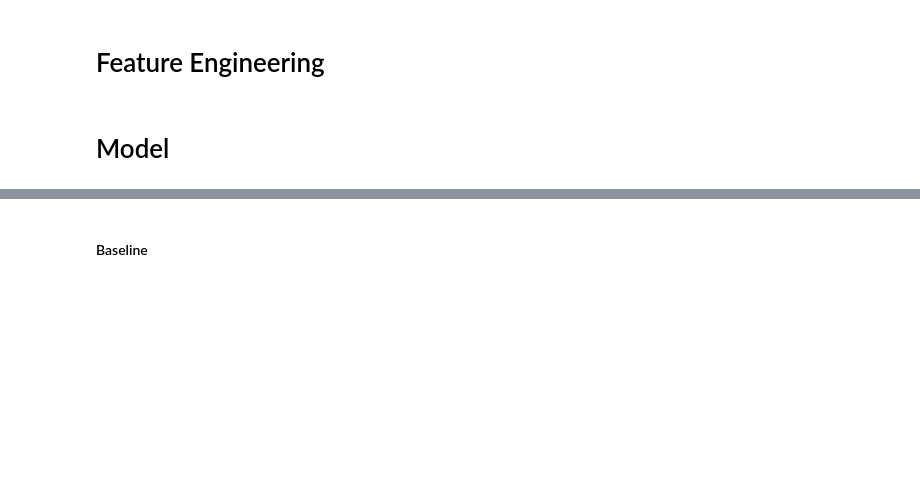
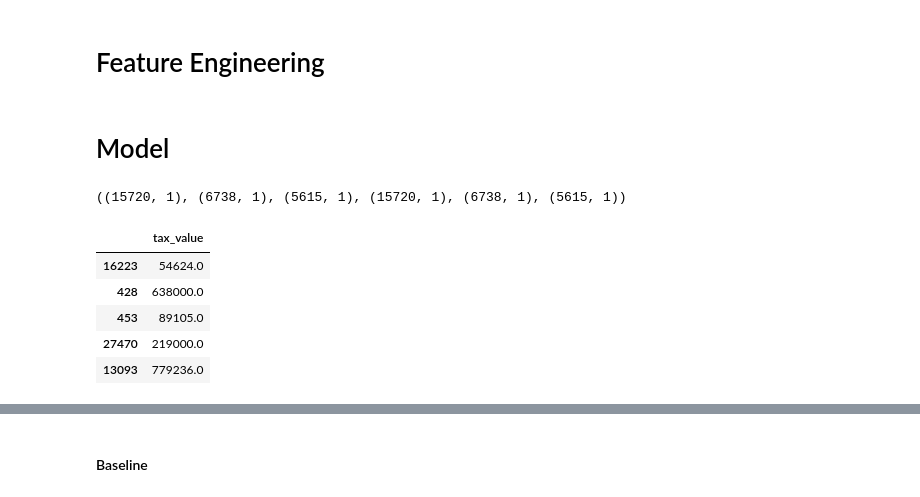
Before and after one commit to GabbyBarajasBroussard/zillow-regression-project, a Jupyter notebook: walkthrough_notebook.ipynb, the cells around one changed output, grey strips where cells are left out. Drawn from its saved outputs; the diff is of its cells as text; code cells hidden in the pictures; blank space fills up the shorter version.

```diff
--- a/walkthrough_notebook.ipynb
+++ b/walkthrough_notebook.ipynb
@@ -348,3 +350,16 @@ for col in train.columns:
 # Model
 # %%
 X_train, X_validate, X_test, y_train, y_validate, y_test = prepare.prep_split_zillow_data()
+# %%
+X_train.shape, X_validate.shape, X_test.shape, y_train.shape, y_validate.shape, y_test.shape
+# %% [output]
+((15720, 1), (6738, 1), (5615, 1), (15720, 1), (6738, 1), (5615, 1))
+# %%
+X_train.head()
+# %% [output]
+|  | tax_value |
+| 16223 | 54624.0 |
+| 428 | 638000.0 |
+| 453 | 89105.0 |
+| 27470 | 219000.0 |
+| 13093 | 779236.0 |
```
Also changed, not shown: parts of 15 cells of this notebook, 2 other files.
